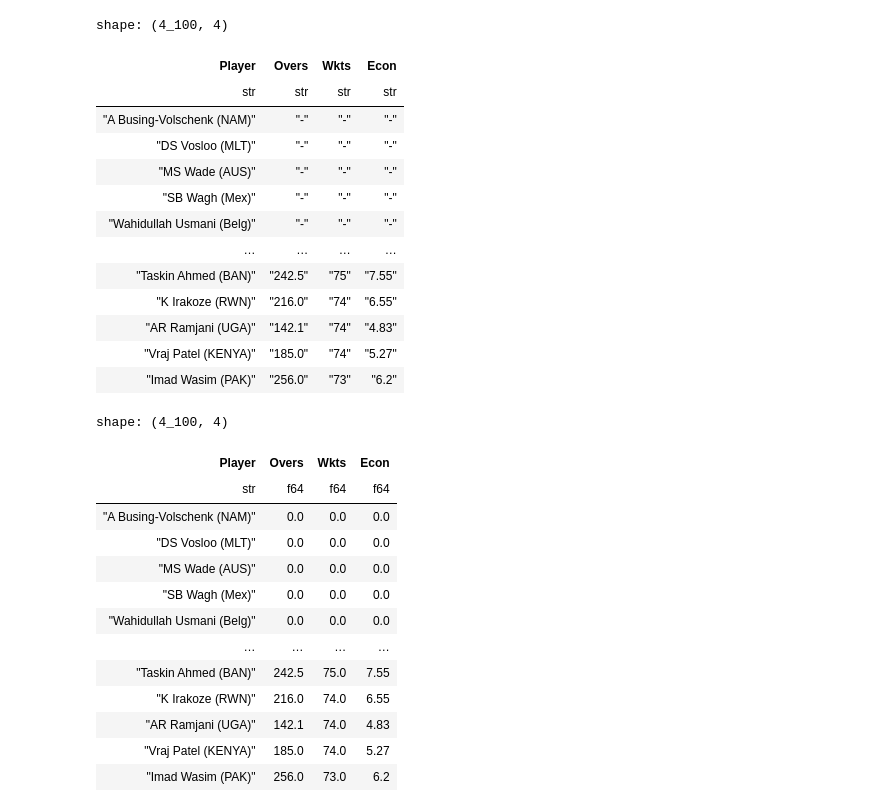
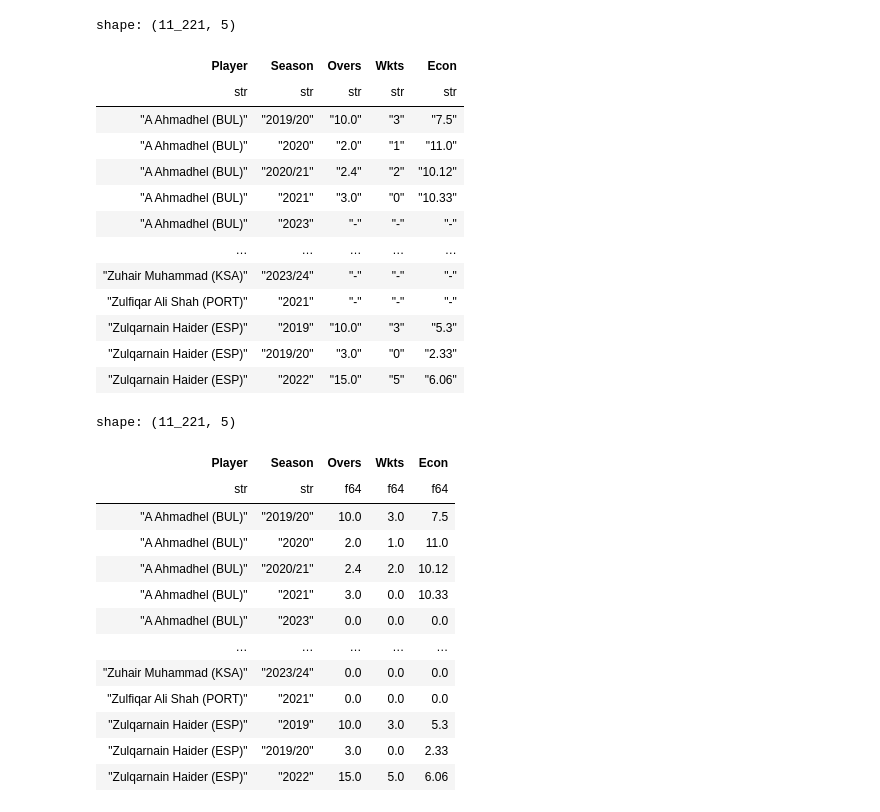
Before and after one commit to Salman-shaik116/localt20, a Jupyter notebook: notebooks/preprocessiong/bolwingdata.ipynb, the cells around one changed output. Saved outputs shown, nothing was run; the diff lists cells and outputs as text; code cells hidden in the pictures.

```diff
--- a/notebooks/preprocessiong/bolwingdata.ipynb
+++ b/notebooks/preprocessiong/bolwingdata.ipynb
@@ -27,39 +27,39 @@ shape: (4_100, 15)
 # %%
-bowling_data = bowling_data.select(["Player",'Overs',"Wkts","Econ"])
+bowling_data = bowling_data.select(["Player","Season",'Overs',"Wkts","Econ"]).sort(["Player","Season"])
 bowling_data
 # %% [output]
-shape: (4_100, 4)
+shape: (11_221, 5)
-| Player | Overs | Wkts | Econ |
-| str | str | str | str |
-| "A Busing-Volschenk (NAM)" | "-" | "-" | "-" |
-| "DS Vosloo (MLT)" | "-" | "-" | "-" |
-| "MS Wade (AUS)" | "-" | "-" | "-" |
-| "SB Wagh (Mex)" | "-" | "-" | "-" |
-| "Wahidullah Usmani (Belg)" | "-" | "-" | "-" |
-| … | … | … | … |
-| "Taskin Ahmed (BAN)" | "242.5" | "75" | "7.55" |
-| "K Irakoze (RWN)" | "216.0" | "74" | "6.55" |
-| "AR Ramjani (UGA)" | "142.1" | "74" | "4.83" |
-| "Vraj Patel (KENYA)" | "185.0" | "74" | "5.27" |
-| "Imad Wasim (PAK)" | "256.0" | "73" | "6.2" |
+| Player | Season | Overs | Wkts | Econ |
+| str | str | str | str | str |
+| "A Ahmadhel (BUL)" | "2019/20" | "10.0" | "3" | "7.5" |
+| "A Ahmadhel (BUL)" | "2020" | "2.0" | "1" | "11.0" |
+| "A Ahmadhel (BUL)" | "2020/21" | "2.4" | "2" | "10.12" |
+| "A Ahmadhel (BUL)" | "2021" | "3.0" | "0" | "10.33" |
+| "A Ahmadhel (BUL)" | "2023" | "-" | "-" | "-" |
+| … | … | … | … | … |
+| "Zuhair Muhammad (KSA)" | "2023/24" | "-" | "-" | "-" |
+| "Zulfiqar Ali Shah (PORT)" | "2021" | "-" | "-" | "-" |
+| "Zulqarnain Haider (ESP)" | "2019" | "10.0" | "3" | "5.3" |
+| "Zulqarnain Haider (ESP)" | "2019/20" | "3.0" | "0" | "2.33" |
+| "Zulqarnain Haider (ESP)" | "2022" | "15.0" | "5" | "6.06" |
 # %%
 bowling_data = bowling_data.with_columns(pl.col("Overs").str.replace("-",pl.lit('0')).cast(pl.Float64))
 bowling_data = bowling_data.with_columns(pl.col("Wkts").str.replace("-",pl.lit('0')).cast(pl.Float64))
 bowling_data = bowling_data.with_columns(pl.col("Econ").str.replace("-",pl.lit('0')).cast(pl.Float64))
 bowling_data
 # %% [output]
-shape: (4_100, 4)
+shape: (11_221, 5)
-| Player | Overs | Wkts | Econ |
-| str | f64 | f64 | f64 |
-| "A Busing-Volschenk (NAM)" | 0.0 | 0.0 | 0.0 |
-| "DS Vosloo (MLT)" | 0.0 | 0.0 | 0.0 |
-| "MS Wade (AUS)" | 0.0 | 0.0 | 0.0 |
-| "SB Wagh (Mex)" | 0.0 | 0.0 | 0.0 |
-| "Wahidullah Usmani (Belg)" | 0.0 | 0.0 | 0.0 |
-| … | … | … | … |
-| "Taskin Ahmed (BAN)" | 242.5 | 75.0 | 7.55 |
-| "K Irakoze (RWN)" | 216.0 | 74.0 | 6.55 |
-| "AR Ramjani (UGA)" | 142.1 | 74.0 | 4.83 |
-| "Vraj Patel (KENYA)" | 185.0 | 74.0 | 5.27 |
-| "Imad Wasim (PAK)" | 256.0 | 73.0 | 6.2 |
+| Player | Season | Overs | Wkts | Econ |
+| str | str | f64 | f64 | f64 |
+| "A Ahmadhel (BUL)" | "2019/20" | 10.0 | 3.0 | 7.5 |
+| "A Ahmadhel (BUL)" | "2020" | 2.0 | 1.0 | 11.0 |
+| "A Ahmadhel (BUL)" | "2020/21" | 2.4 | 2.0 | 10.12 |
+| "A Ahmadhel (BUL)" | "2021" | 3.0 | 0.0 | 10.33 |
+| "A Ahmadhel (BUL)" | "2023" | 0.0 | 0.0 | 0.0 |
+| … | … | … | … | … |
+| "Zuhair Muhammad (KSA)" | "2023/24" | 0.0 | 0.0 | 0.0 |
+| "Zulfiqar Ali Shah (PORT)" | "2021" | 0.0 | 0.0 | 0.0 |
+| "Zulqarnain Haider (ESP)" | "2019" | 10.0 | 3.0 | 5.3 |
+| "Zulqarnain Haider (ESP)" | "2019/20" | 3.0 | 0.0 | 2.33 |
+| "Zulqarnain Haider (ESP)" | "2022" | 15.0 | 5.0 | 6.06 |
 # %%
```
Also changed, not shown: parts of 10 cells of this notebook, 9 other files.
